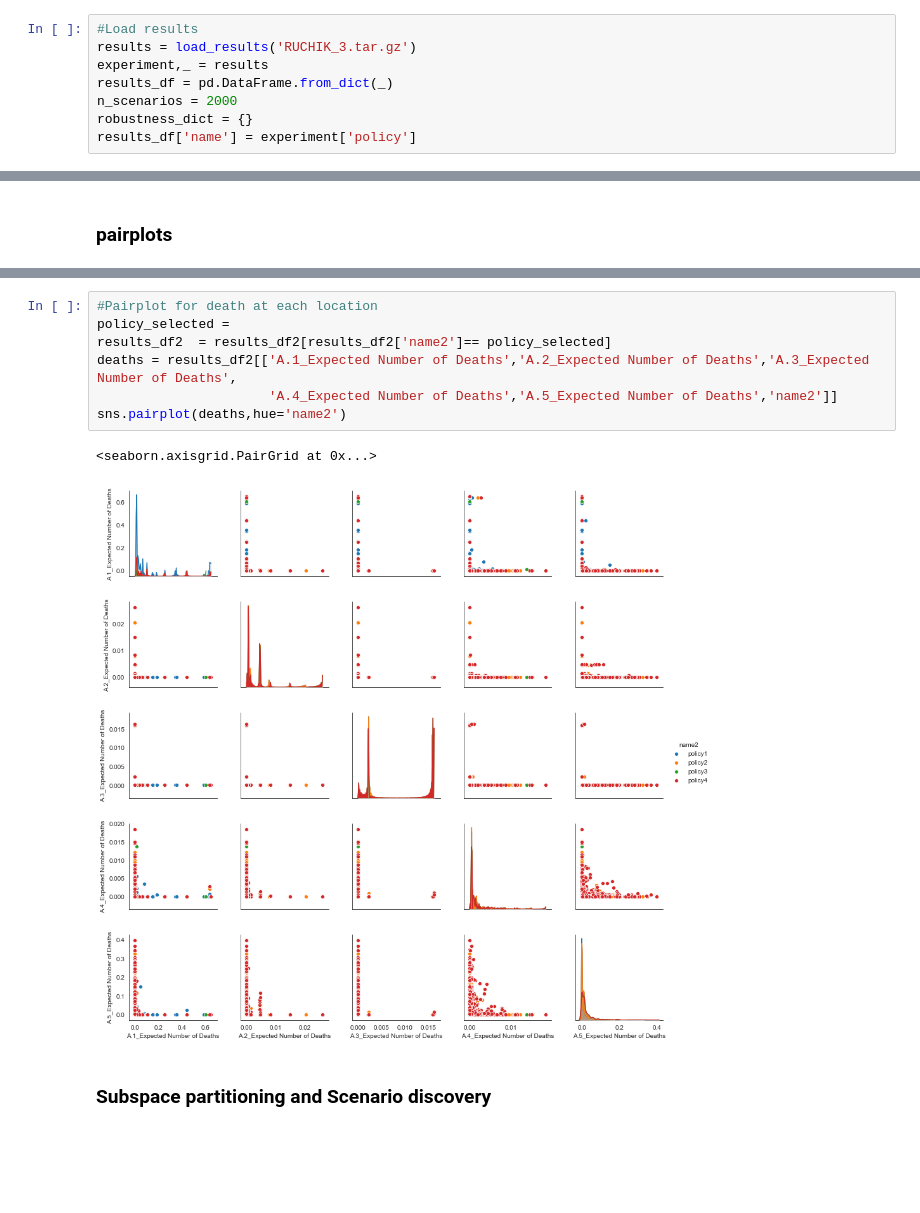
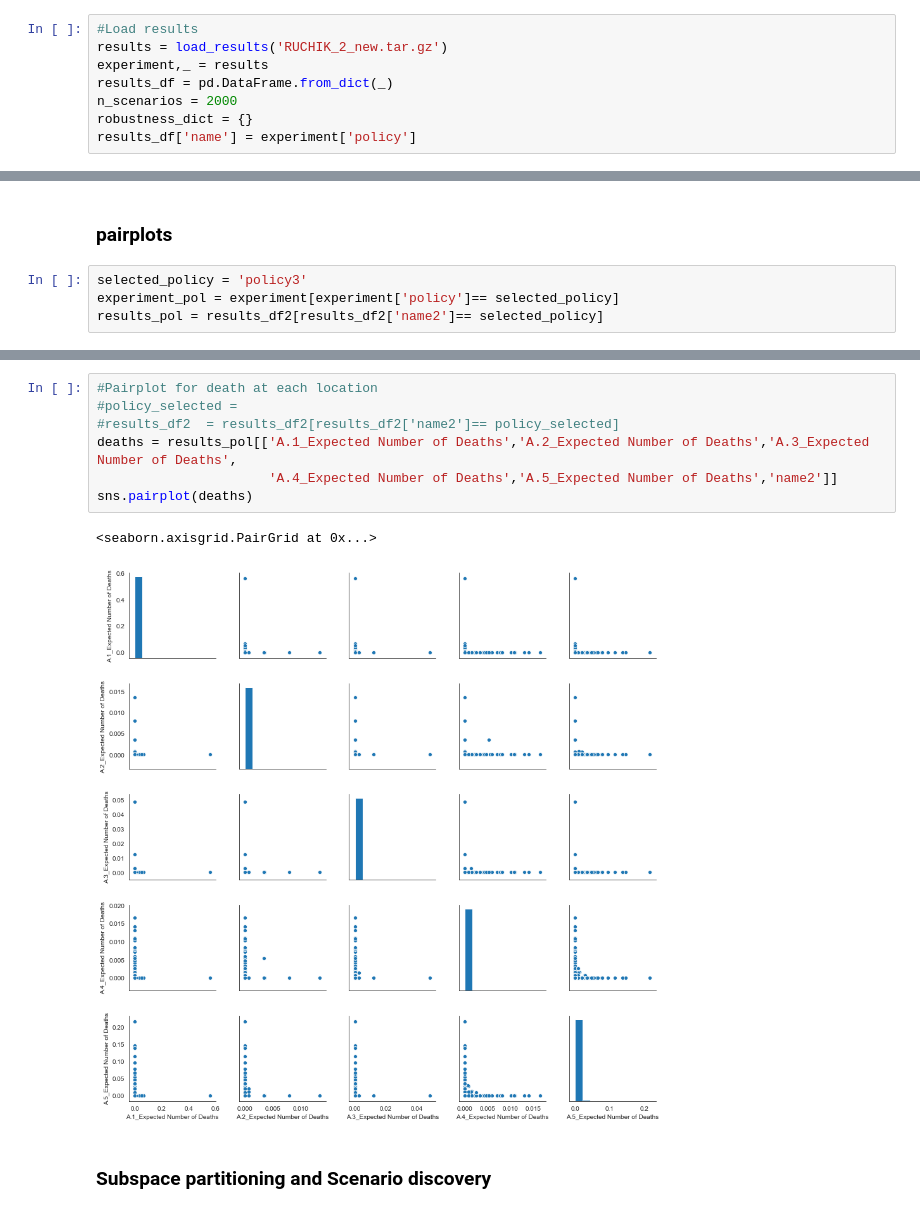
Before and after one commit to pdebiase/MBDM-group-11, a Jupyter notebook: final assignment/MORDM_weak/MORO_postanalysis.ipynb, the cells around one changed output, grey strips where cells are left out. Drawn from its saved outputs; the diff is of its cells as text; blank space fills up the shorter version.

```diff
--- a/final assignment/MORDM_weak/MORO_postanalysis.ipynb
+++ b/final assignment/MORDM_weak/MORO_postanalysis.ipynb
@@ -274,7 +276,7 @@ print(round((end - start)/3600, 2), "Hours")
 save_results(results, "MORO4pol_lessdikeheightnorfrG.tar.gz")
 # %%
 #Load results
-results = load_results('RUCHIK_3.tar.gz')
+results = load_results('RUCHIK_2_new.tar.gz')
 experiment,_ = results
 results_df = pd.DataFrame.from_dict(_)
 n_scenarios = 2000
@@ -346,4 +348,8 @@ for i in range (0,len(results_df2.columns)-1):
 # %% [markdown]
 ### pairplots
+# %%
+selected_policy = 'policy3'
+experiment_pol = experiment[experiment['policy']== selected_policy]
+results_pol = results_df2[results_df2['name2']== selected_policy]
 # %%
 #Pairplot for damage at each location
@@ -358,13 +364,13 @@ sns.pairplot(damage,hue='name2')
 # %%
 #Pairplot for death at each location
-policy_selected =
-results_df2  = results_df2[results_df2['name2']== policy_selected]
-deaths = results_df2[['A.1_Expected Number of Deaths','A.2_Expected Number of Deaths','A.3_Expected Number of Deaths',
+#policy_selected =
+#results_df2  = results_df2[results_df2['name2']== policy_selected]
+deaths = results_pol[['A.1_Expected Number of Deaths','A.2_Expected Number of Deaths','A.3_Expected Number of Deaths',
                       'A.4_Expected Number of Deaths','A.5_Expected Number of Deaths','name2']]
-sns.pairplot(deaths,hue='name2')
+sns.pairplot(deaths)
 # %% [output]
 <seaborn.axisgrid.PairGrid at 0x...>
-[figure, old version]
+[figure, new version]
 # %% [markdown]
 ### Subspace partitioning and Scenario discovery
 # %%
```
Also changed, not shown: parts of 6 cells of this notebook, 1 other file.
